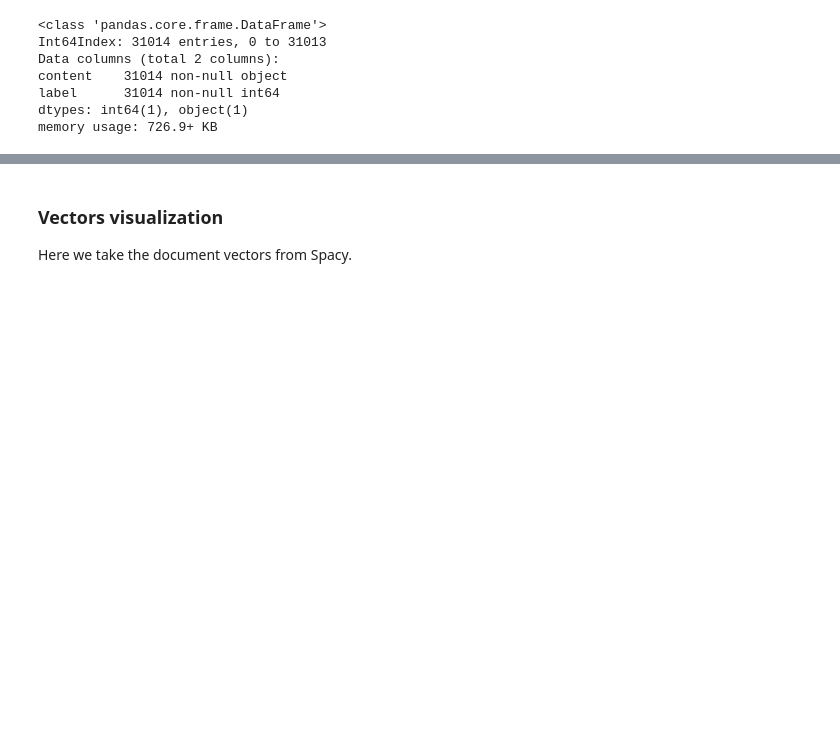
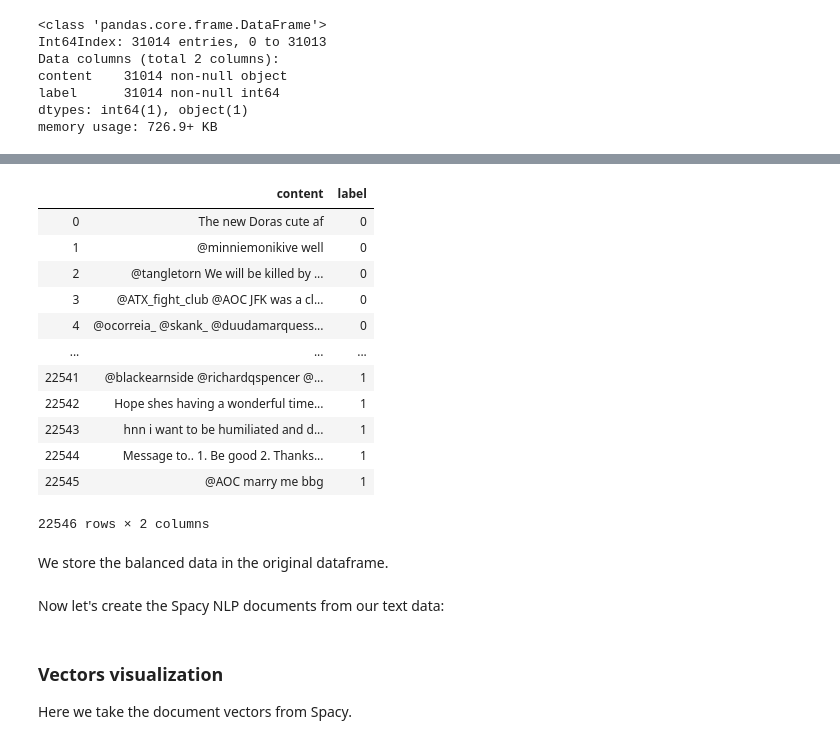
Before and after one commit to teoguso/find-out, a Jupyter notebook: notebooks/mozfest/03-mg-random-forest-stanford.ipynb, the cells around one changed output, grey strips where cells are left out. Cells and saved outputs as stored; diff of their text form; code cells hidden in the pictures; blank space fills up the shorter version.

```diff
--- a/notebooks/mozfest/03-mg-random-forest-stanford.ipynb
+++ b/notebooks/mozfest/03-mg-random-forest-stanford.ipynb
@@ -25,0 +39,3 @@ memory usage: 726.9+ KB
+# %%
+n_elements = (df['label']==0).sum()
+n_elements
@@ -25,0 +56,19 @@ memory usage: 726.9+ KB
+# %%
+df_balanced = pd.concat((df[df['label']==0], df_positive)).reset_index(drop=True)
+df_balanced
+# %% [output]
+|  | content | label |
+| 0 | The new Doras cute af | 0 |
+| 1 | @minniemonikive well | 0 |
+| 2 | @tangletorn We will be killed by ... | 0 |
+| 3 | @ATX_fight_club @AOC JFK was a cl... | 0 |
+| 4 | @ocorreia_ @skank_ @duudamarquess... | 0 |
+| ... | ... | ... |
+| 22541 | @blackearnside @richardqspencer @... | 1 |
+| 22542 | Hope shes having a wonderful time... | 1 |
+| 22543 | hnn i want to be humiliated and d... | 1 |
+| 22544 | Message to.. 1. Be good 2. Thanks... | 1 |
+| 22545 | @AOC marry me bbg | 1 |
+22546 rows × 2 columns
+# %% [markdown]
+We store the balanced data in the original dataframe.
@@ -26,3 +77,5 @@ memory usage: 726.9+ KB
+# %% [markdown]
+Now let's create the Spacy NLP documents from our text data:
 # %%
 nlp = spacy.load("en_core_web_md")
 # %%
```
Also changed, not shown: parts of 36 cells of this notebook.
